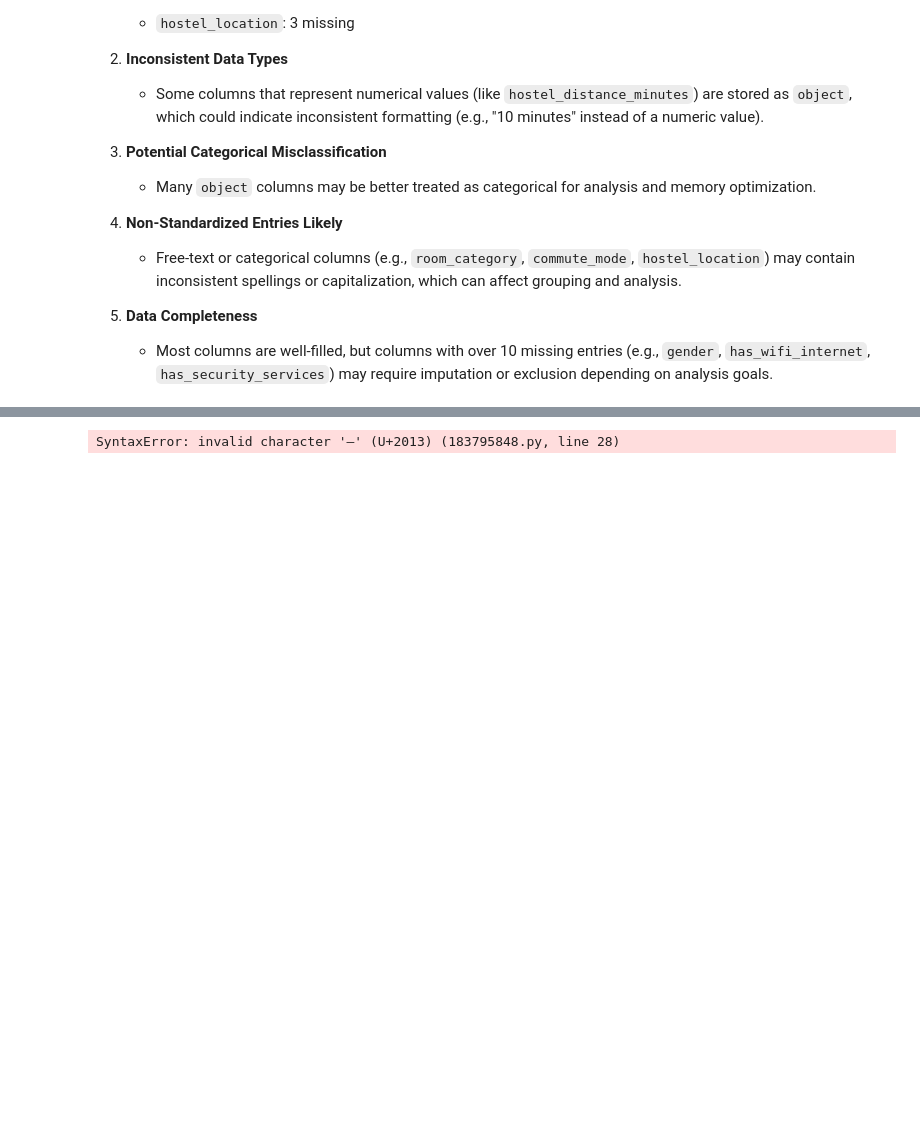
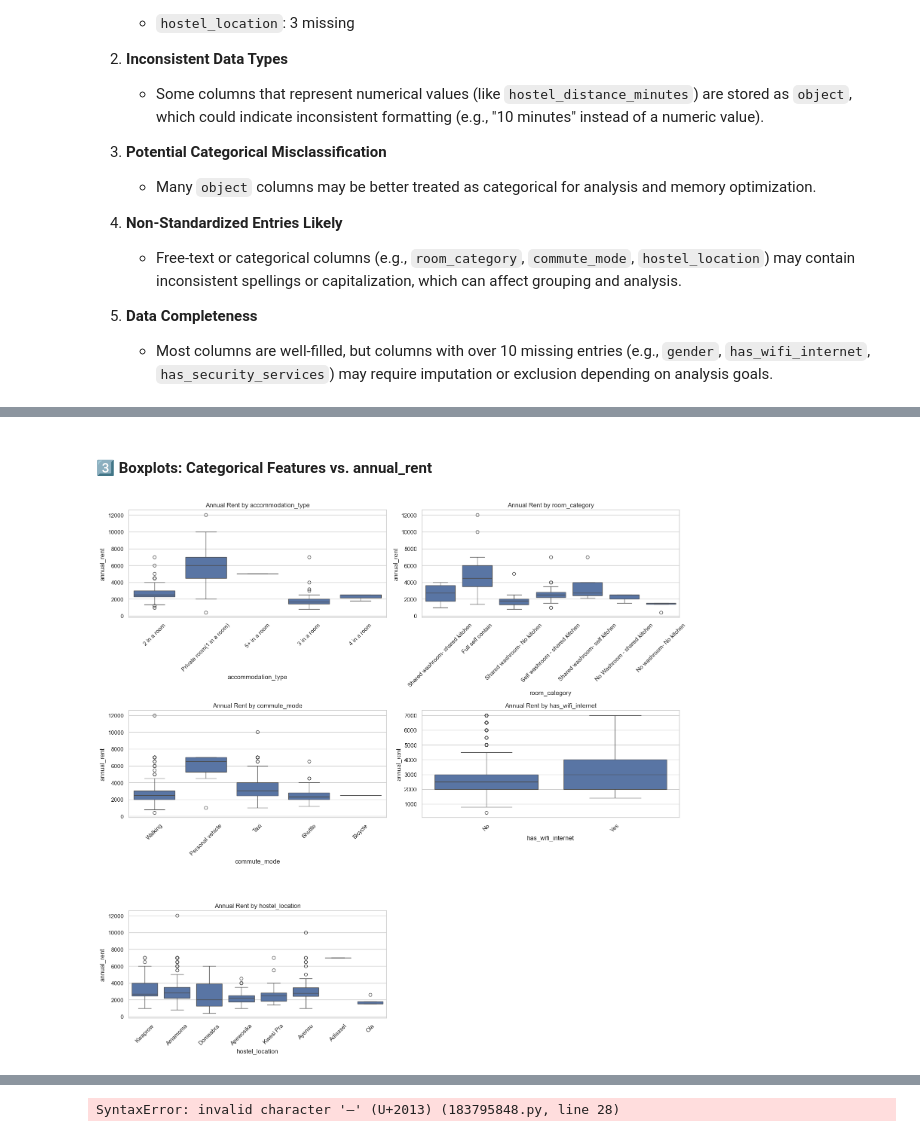
Before and after one commit to parockson/hostel-prices, a Jupyter notebook: modelling/notebook.ipynb, the cells around one changed output, grey strips where cells are left out. Saved outputs shown, nothing was run; the diff lists cells and outputs as text; code cells hidden in the pictures; blank space fills up the shorter version.

```diff
--- a/modelling/notebook.ipynb
+++ b/modelling/notebook.ipynb
@@ -103,0 +388,28 @@ memory usage: 117.8+ KB
+# %% [markdown]
+#### **3️⃣ Boxplots: Categorical Features vs. annual_rent**
+# %%
+features_to_plot = ['accommodation_type', 'room_category', 'commute_mode', 'has_wifi_internet', 'hostel_location']
+num_plots = len(features_to_plot)
+
+# Set layout: 2 plots per row
+cols = 2
+rows = math.ceil(num_plots / cols)
+
+# Create subplots
+fig, axes = plt.subplots(rows, cols, figsize=(16, 5 * rows))
+axes = axes.flatten()
+
+# Plot boxplots
+for i, feature in enumerate(features_to_plot):
+    sns.boxplot(x=df[feature], y=df['annual_rent'], ax=axes[i])
+    axes[i].set_title(f"Annual Rent by {feature}")
+    axes[i].tick_params(axis='x', rotation=45)
+
+# Hide any unused axes
+for j in range(i + 1, len(axes)):
+    fig.delaxes(axes[j])
+
+plt.tight_layout()
+plt.show()
+# %% [output]
+[figure, added]
```
Also changed, not shown: parts of 16 cells of this notebook.
